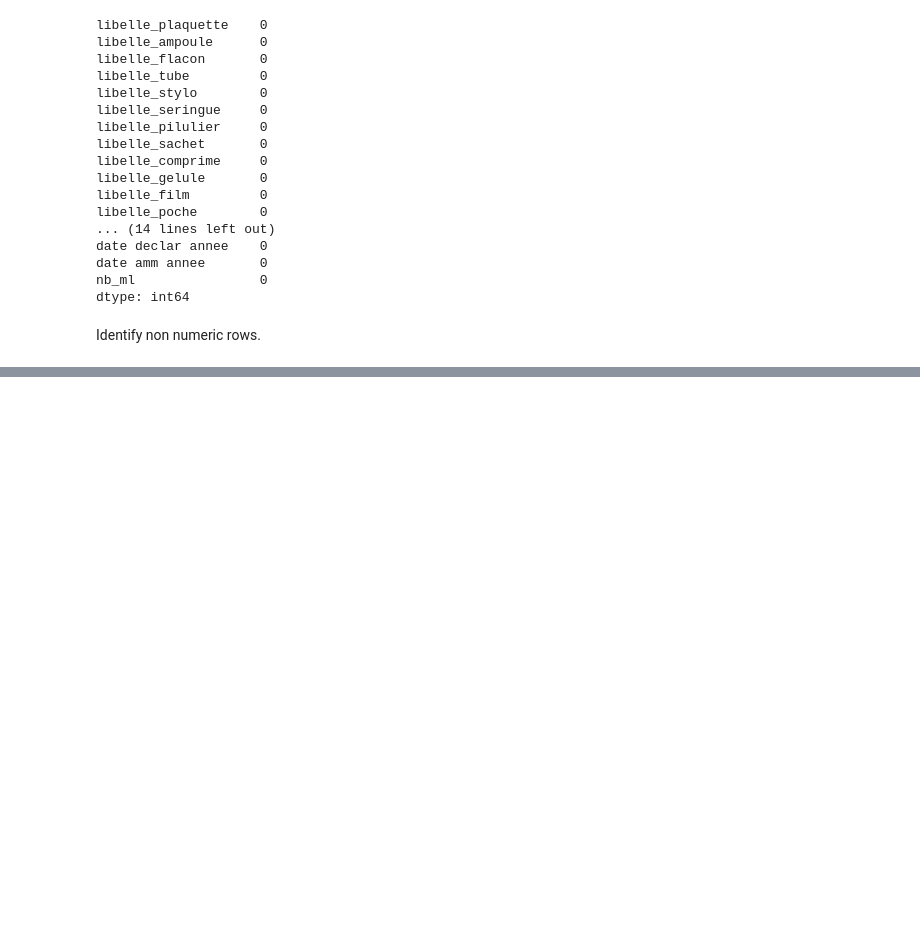
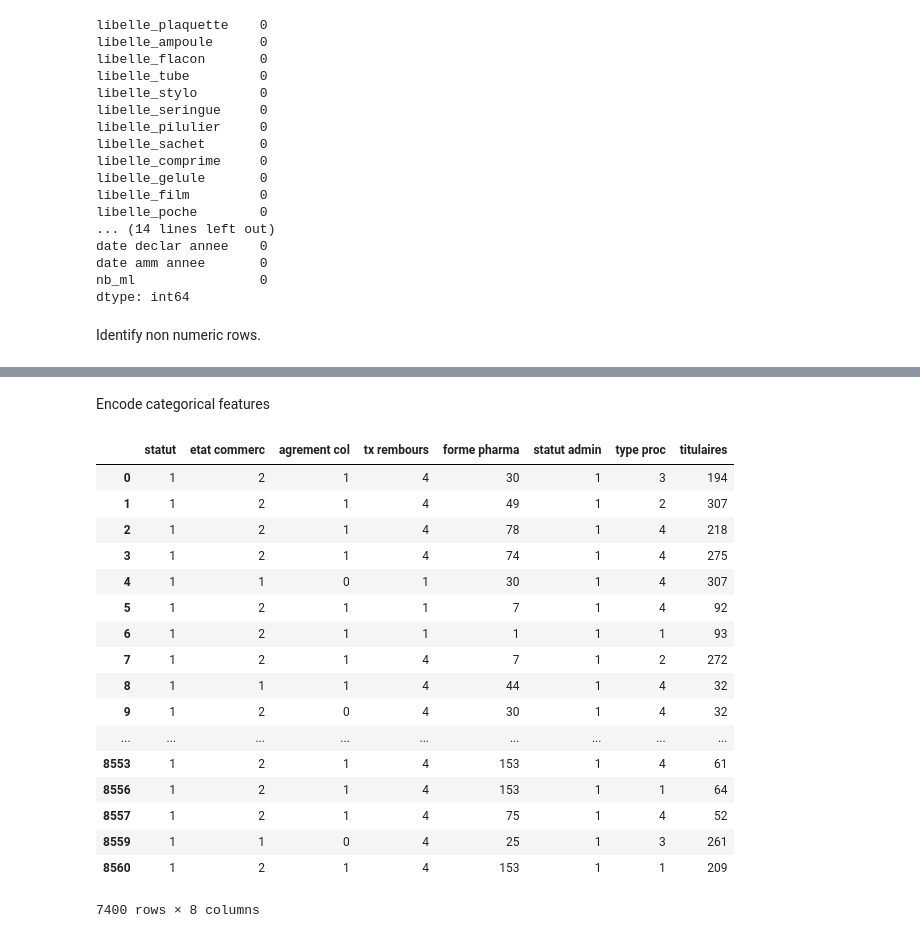
Before and after one commit to vfdev-5/MDF-TDS, a Jupyter notebook: mdf_data_analysis.ipynb, the cells around one changed output, grey strips where cells are left out. Cells and saved outputs as stored; diff of their text form; code cells hidden in the pictures; blank space fills up the shorter version.

Commit message:
* Update file. Handle better categorical data

```diff
--- a/mdf_data_analysis.ipynb
+++ b/mdf_data_analysis.ipynb
@@ -26,7 +29,7 @@ print train.shape, train.columns.values
 # %% [markdown]
 Remove some useless columns
 # %%
-train__noid_noprix = train.drop([u'prix',u'libelle'], axis=1)
+train__noid_noprix = train.drop(['prix','libelle'], axis=1)
 print train__noid_noprix.shape, train__noid_noprix.columns.values
 # %% [output]
 (8564, 40) [u'libelle_plaquette' u'libelle_ampoule' u'libelle_flacon' u'libelle_tube'
@@ -72,7 +75,3 @@ Columns description :
 # %%
 type_groups_func = lambda df : df.columns.to_series().groupby(df.dtypes)
 type_groups = type_groups_func(train__noid_noprix_unique_noconst)
-# %%
-for key, value in type_groups.groups.items():
-    print '\n--', key, '--'
-    print "\n\t", "\n\t".join(value.values)
@@ -164,0 +233,29 @@ for col_name in nonnum_cols:
+# %% [markdown]
+Encode categorical features
+# %%
+df = train__noid_noprix_unique_noconst[nonnum_cols].drop(['substances', 'voies admin'], axis=1)
+out_df = pd.DataFrame(columns=df.columns, index=df.index)
+for c in df.columns:
+    le = LabelEncoder()
+    le.fit(df[c])
+    out_df[c] = le.transform(df[c])
+out_df
+# %% [output]
+|  | statut | etat commerc | agrement col | tx rembours | forme pharma | statut admin | type proc | titulaires |
+| 0 | 1 | 2 | 1 | 4 | 30 | 1 | 3 | 194 |
+| 1 | 1 | 2 | 1 | 4 | 49 | 1 | 2 | 307 |
+| 2 | 1 | 2 | 1 | 4 | 78 | 1 | 4 | 218 |
+| 3 | 1 | 2 | 1 | 4 | 74 | 1 | 4 | 275 |
+| 4 | 1 | 1 | 0 | 1 | 30 | 1 | 4 | 307 |
+| 5 | 1 | 2 | 1 | 1 | 7 | 1 | 4 | 92 |
+| 6 | 1 | 2 | 1 | 1 | 1 | 1 | 1 | 93 |
+| 7 | 1 | 2 | 1 | 4 | 7 | 1 | 2 | 272 |
+| 8 | 1 | 1 | 1 | 4 | 44 | 1 | 4 | 32 |
+| 9 | 1 | 2 | 0 | 4 | 30 | 1 | 4 | 32 |
+| ... | ... | ... | ... | ... | ... | ... | ... | ... |
+| 8553 | 1 | 2 | 1 | 4 | 153 | 1 | 4 | 61 |
+| 8556 | 1 | 2 | 1 | 4 | 153 | 1 | 1 | 64 |
+| 8557 | 1 | 2 | 1 | 4 | 75 | 1 | 4 | 52 |
+| 8559 | 1 | 1 | 0 | 4 | 25 | 1 | 3 | 261 |
+| 8560 | 1 | 2 | 1 | 4 | 153 | 1 | 1 | 209 |
+7400 rows × 8 columns
```
Also changed, not shown: parts of 9 cells of this notebook, 1 other file.
